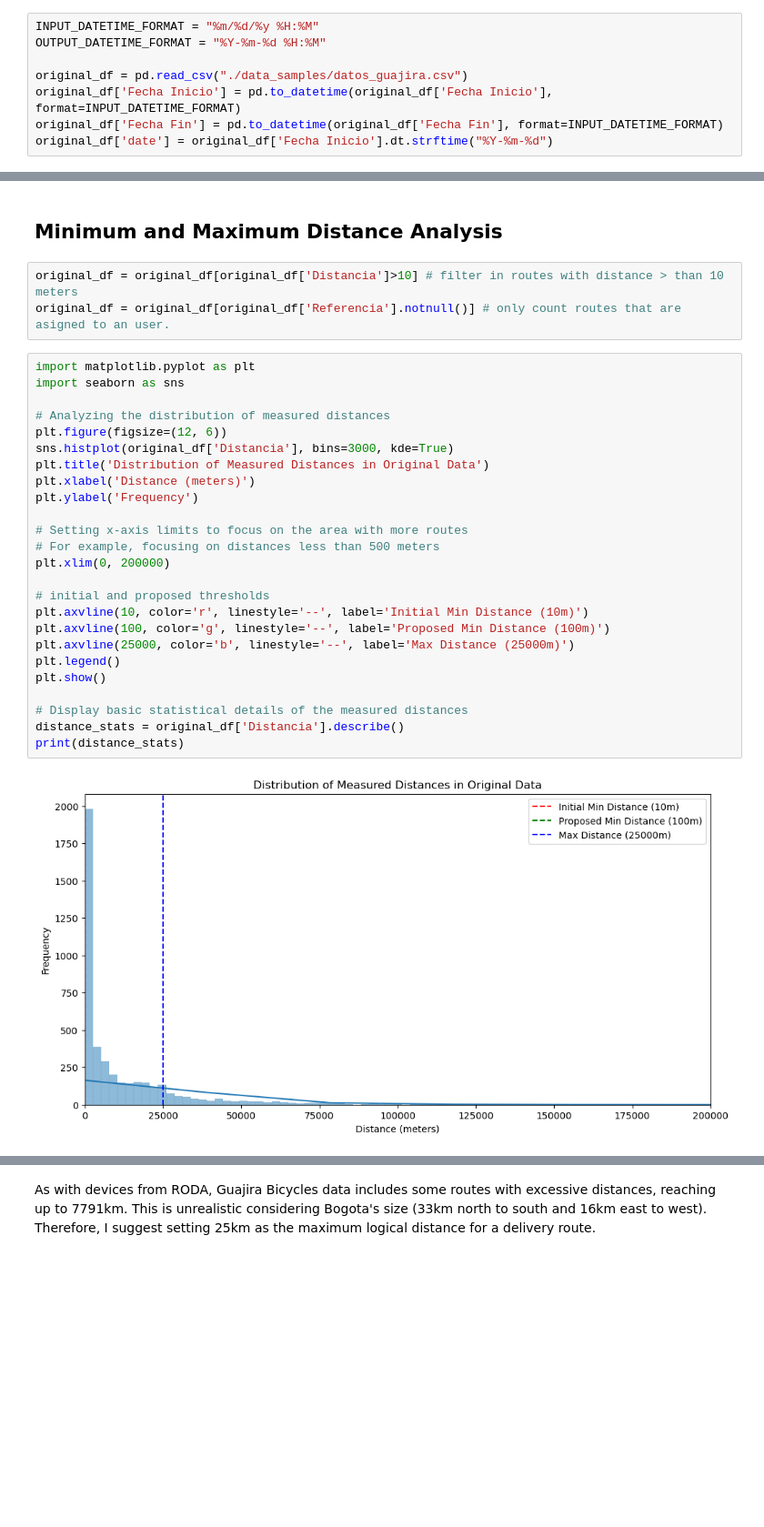
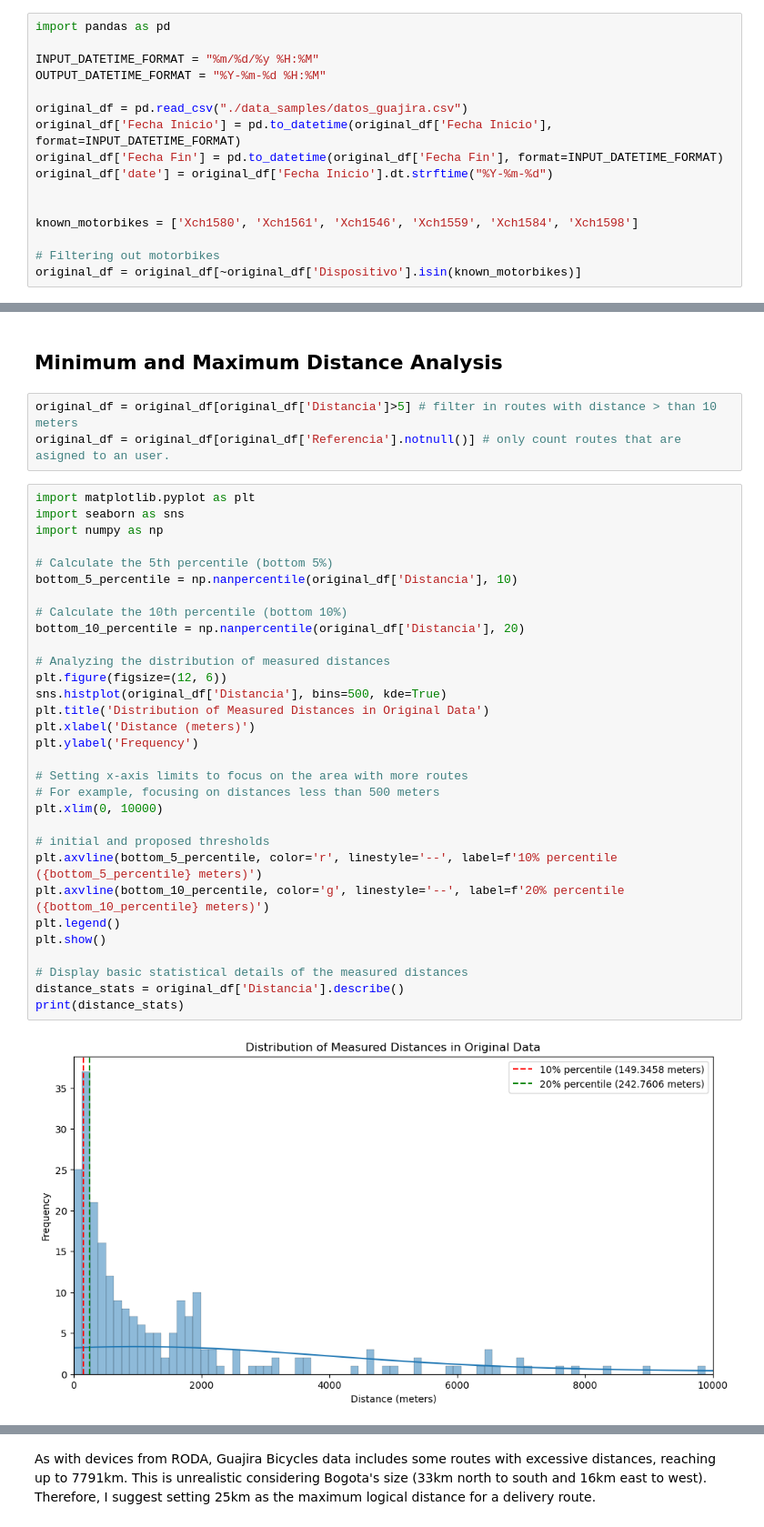
Before and after one commit to rodacreditos/celo_delivery_drivers_chain, a Jupyter notebook: original_tribu_data_analysis.ipynb, the cells around one changed output, grey strips where cells are left out. Shown at 91% size. Drawn from its saved outputs; the diff is of its cells as text; blank space fills up the shorter version.

```diff
--- a/original_tribu_data_analysis.ipynb
+++ b/original_tribu_data_analysis.ipynb
@@ -188,6 +207,8 @@ Based on the histogram, I propose setting the minimum route duration at 10 minut
 # %% [markdown]
 # Guajira Data
 # %%
+import pandas as pd
+
 INPUT_DATETIME_FORMAT = "%m/%d/%y %H:%M"
 OUTPUT_DATETIME_FORMAT = "%Y-%m-%d %H:%M"
 
@@ -195,6 +216,12 @@ original_df = pd.read_csv("./data_samples/datos_guajira.csv")
 original_df['Fecha Inicio'] = pd.to_datetime(original_df['Fecha Inicio'], format=INPUT_DATETIME_FORMAT)
 original_df['Fecha Fin'] = pd.to_datetime(original_df['Fecha Fin'], format=INPUT_DATETIME_FORMAT)
 original_df['date'] = original_df['Fecha Inicio'].dt.strftime("%Y-%m-%d")
+
+
+known_motorbikes = ['Xch1580', 'Xch1561', 'Xch1546', 'Xch1559', 'Xch1584', 'Xch1598']
+
+# Filtering out motorbikes
+original_df = original_df[~original_df['Dispositivo'].isin(known_motorbikes)]
 # %% [markdown]
 ## Number of Delivery Routes per Day, per Device
 # %%
@@ -268,32 +295,38 @@ Codeblock above shows that none of the devices reporting null references have no
 # %% [markdown]
 ## Minimum and Maximum Distance Analysis
 # %%
-original_df = original_df[original_df['Distancia']>10] # filter in routes with distance > than 10 meters
+original_df = original_df[original_df['Distancia']>5] # filter in routes with distance > than 10 meters
 original_df = original_df[original_df['Referencia'].notnull()] # only count routes that are asigned to an user.
 # %%
 import matplotlib.pyplot as plt
 import seaborn as sns
+import numpy as np
+
+# Calculate the 5th percentile (bottom 5%)
+bottom_5_percentile = np.nanpercentile(original_df['Distancia'], 10)
+
+# Calculate the 10th percentile (bottom 10%)
+bottom_10_percentile = np.nanpercentile(original_df['Distancia'], 20)
 
 # Analyzing the distribution of measured distances
 plt.figure(figsize=(12, 6))
-sns.histplot(original_df['Distancia'], bins=3000, kde=True)
+sns.histplot(original_df['Distancia'], bins=500, kde=True)
 plt.title('Distribution of Measured Distances in Original Data')
 plt.xlabel('Distance (meters)')
 plt.ylabel('Frequency')
 
 # Setting x-axis limits to focus on the area with more routes
 # For example, focusing on distances less than 500 meters
-plt.xlim(0, 200000)
+plt.xlim(0, 10000)
 
 # initial and proposed thresholds
-plt.axvline(10, color='r', linestyle='--', label='Initial Min Distance (10m)')
-plt.axvline(100, color='g', linestyle='--', label='Proposed Min Distance (100m)')
-plt.axvline(25000, color='b', linestyle='--', label='Max Distance (25000m)')
+plt.axvline(bottom_5_percentile, color='r', linestyle='--', label=f'10% percentile ({bottom_5_percentile} meters)')
+plt.axvline(bottom_10_percentile, color='g', linestyle='--', label=f'20% percentile ({bottom_10_percentile} meters)')
 plt.legend()
 plt.show()
 
 # Display basic statistical details of the measured distances
 distance_stats = original_df['Distancia'].describe()
 print(distance_stats)
 # %% [output]
-[figure, old version]
+[figure, new version]
```
Also changed, not shown: parts of 6 cells of this notebook.
